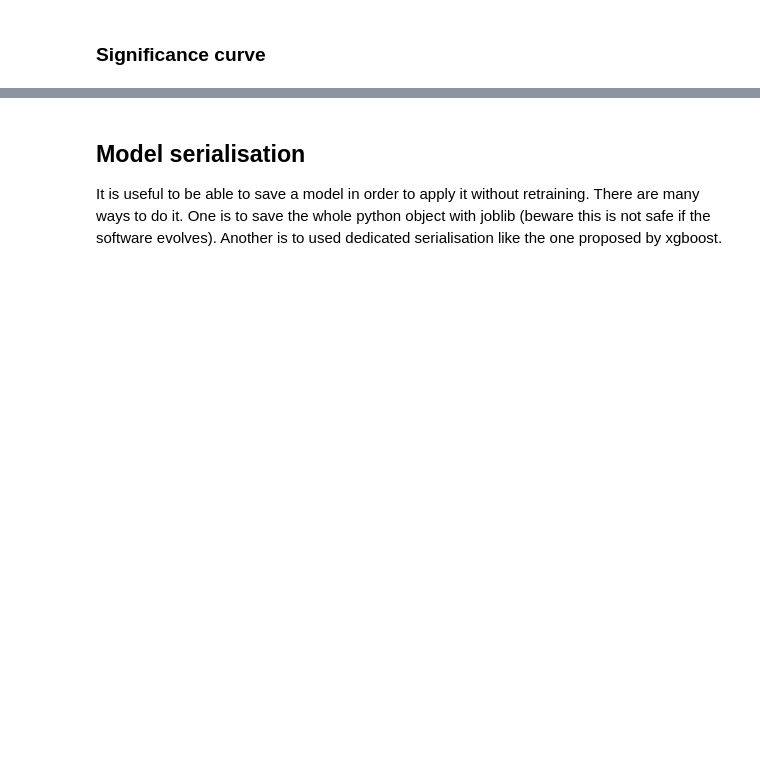
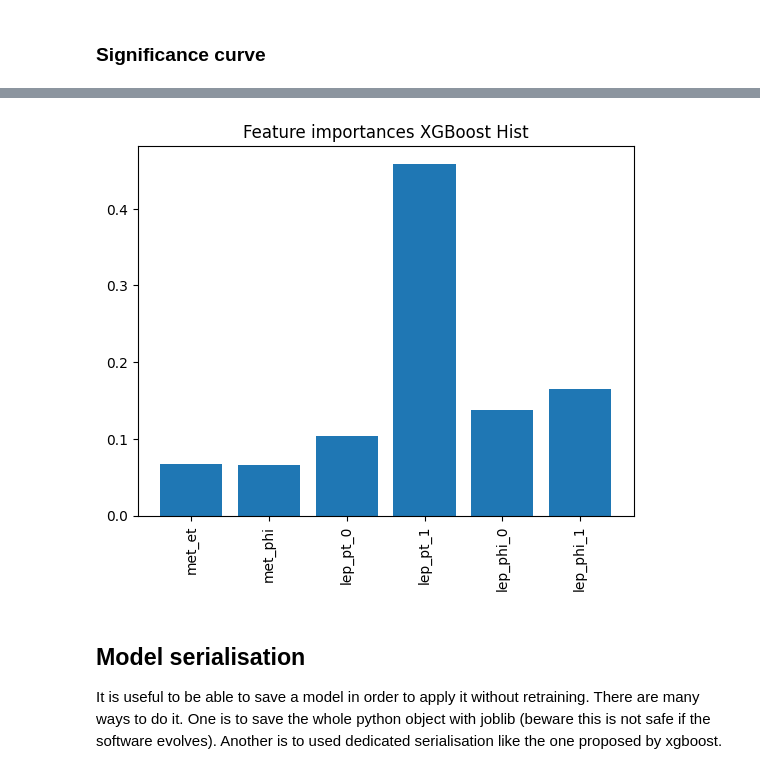
Before and after one commit to hsf-india-may2023/ml_introduction, a Jupyter notebook: ML_Tutorial_exercise1.ipynb, the cells around one changed output, grey strips where cells are left out. Cells and saved outputs as stored; diff of their text form; code cells hidden in the pictures; blank space fills up the shorter version.

```diff
--- a/ML_Tutorial_exercise1.ipynb
+++ b/ML_Tutorial_exercise1.ipynb
@@ -737,14 +844,11 @@ Feature importance allows to display the importance of each feature without reru
 # %%
 plt.bar(data.columns.values, xgb.feature_importances_)
 plt.xticks(rotation=90)
 plt.title("Feature importances XGBoost Hist")
 #plt.savefig(new_dir + "/VarImp_BDT_XGBoost_Hist.pdf",bbox_inches='tight')
 plt.show()
-plt.bar(data.columns.values, gbm.feature_importances_)
-plt.xticks(rotation=90)
-plt.title("Feature importances LightGBM")
-#plt.savefig(new_dir + "/VarImp_BDT_LightGBM.pdf",bbox_inches='tight')
-plt.show()
+# %% [output]
+[figure, added]
 # %% [markdown]
 ##  Model serialisation
 It is useful to be able to save a model in order to apply it without retraining. There are many ways to do it. One is to save the whole python object with joblib (beware this is not safe if the software evolves). Another is to used dedicated serialisation like the one proposed by xgboost.
```
Also changed, not shown: parts of 36 cells of this notebook.
